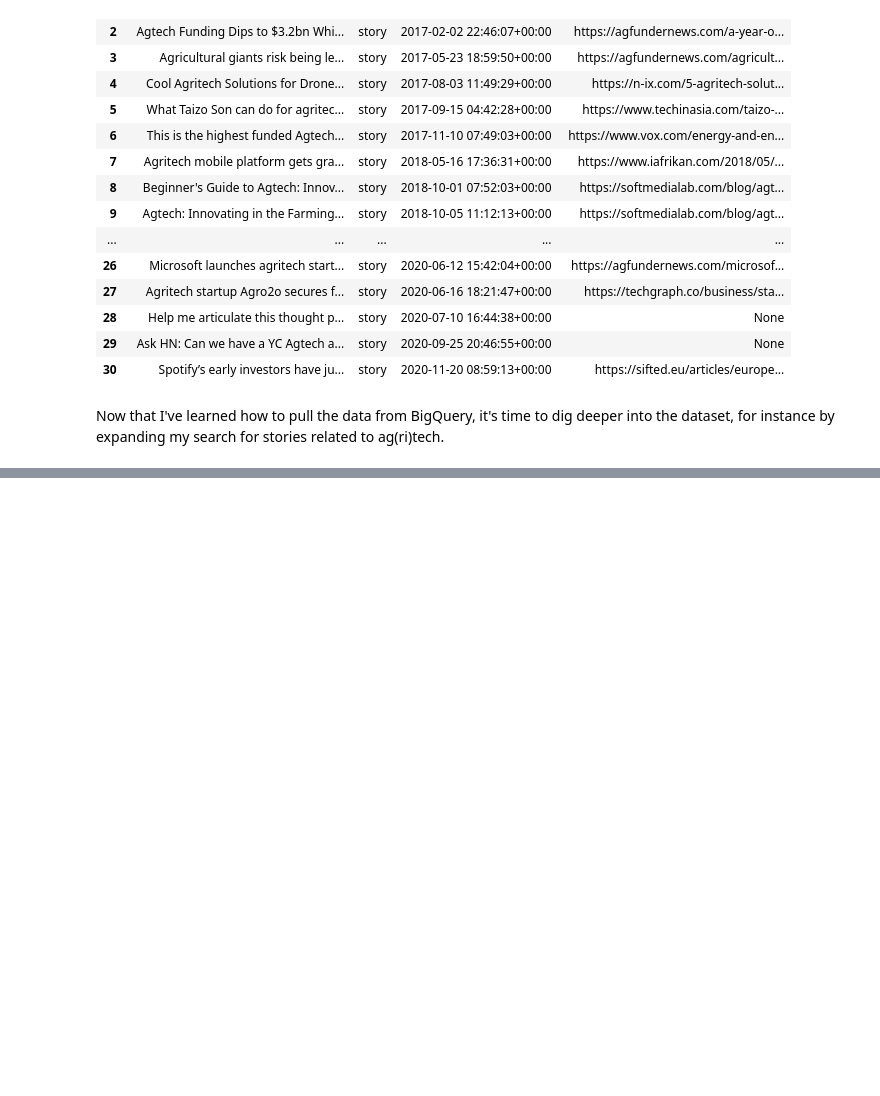
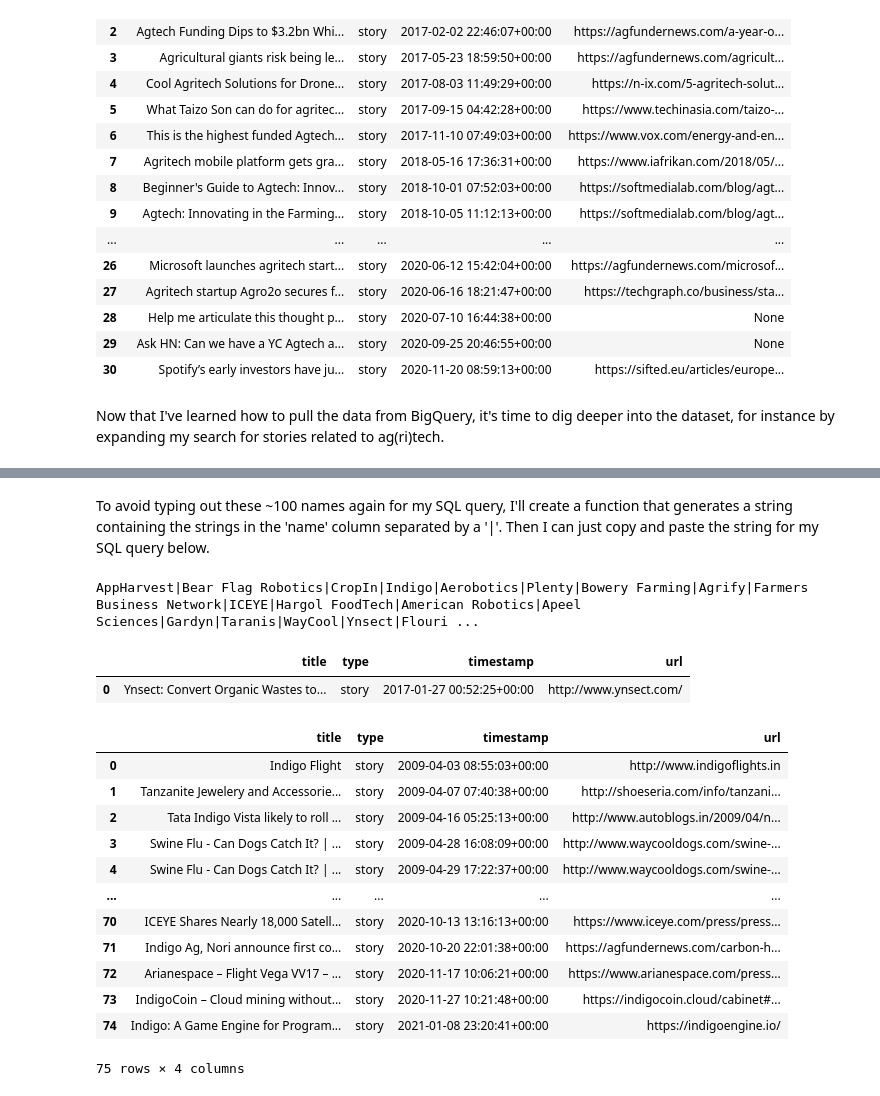
Before and after one commit to fangningtan/hackernews-agtech, a Jupyter notebook: bigquery_test.ipynb, the cells around one changed output, grey strips where cells are left out. Saved outputs shown, nothing was run; the diff lists cells and outputs as text; code cells hidden in the pictures; blank space fills up the shorter version.

```diff
--- a/bigquery_test.ipynb
+++ b/bigquery_test.ipynb
@@ -104,0 +119,52 @@ Now that I've learned how to pull the data from BigQuery, it's time to dig deepe
+# %% [markdown]
+To avoid typing out these ~100 names again for my SQL query, I'll create a function that generates a string containing the strings in the 'name' column separated by a '|'. Then I can just copy and paste the string for my SQL query below.
+# %%
+out = '|'.join(startup_names["startup_name"])
+print(out)
+# %% [output]
+AppHarvest|Bear Flag Robotics|CropIn|Indigo|Aerobotics|Plenty|Bowery Farming|Agrify|Farmers Business Network|ICEYE|Hargol FoodTech|American Robotics|Apeel Sciences|Gardyn|Taranis|WayCool|Ynsect|Flouri ...
+# %%
+#this is another method using pandas to save query results to a df
+client = bigquery.Client()
+
+# Using WHERE reduces the amount of data scanned / quota used
+query = """
+SELECT title, type, timestamp, url
+FROM `bigquery-public-data.hacker_news.full`
+WHERE REGEXP_CONTAINS(title, r'Wefarm|Ynsect|Botham Greens|BIOMILQ|Plantix|Optimal Labs')
+ORDER BY timestamp
+"""
+
+startup_titles_df = client.query(query).to_dataframe()
+startup_titles_df
+# %% [output]
+|  | title | type | timestamp | url |
+| 0 | Ynsect: Convert Organic Wastes to... | story | 2017-01-27 00:52:25+00:00 | http://www.ynsect.com/ |
+# %%
+#this is another method using pandas to save query results to a df
+client = bigquery.Client()
+
+# Using WHERE reduces the amount of data scanned / quota used
+query = """
+SELECT title, type, timestamp, url
+FROM `bigquery-public-data.hacker_news.full`
+WHERE REGEXP_CONTAINS(title, r'AppHarvest|Bear Flag Robotics|CropIn|Indigo|Aerobotics|Bowery Farming|Agrify|Farmers Business Network|ICEYE|Hargol FoodTech|American Robotics|Apeel Sciences|Gardyn|Taranis|WayCool|Ynsect')
+ORDER BY timestamp
+"""
+
+startup_titles_df = client.query(query).to_dataframe()
+startup_titles_df
+# %% [output]
+|  | title | type | timestamp | url |
+| 0 | Indigo Flight | story | 2009-04-03 08:55:03+00:00 | http://www.indigoflights.in |
+| 1 | Tanzanite Jewelery and Accessorie... | story | 2009-04-07 07:40:38+00:00 | http://shoeseria.com/info/tanzani... |
+| 2 | Tata Indigo Vista likely to roll ... | story | 2009-04-16 05:25:13+00:00 | http://www.autoblogs.in/2009/04/n... |
+| 3 | Swine Flu - Can Dogs Catch It? | ... | story | 2009-04-28 16:08:09+00:00 | http://www.waycooldogs.com/swine-... |
+| 4 | Swine Flu - Can Dogs Catch It? | ... | story | 2009-04-29 17:22:37+00:00 | http://www.waycooldogs.com/swine-... |
+| ... | ... | ... | ... | ... |
+| 70 | ICEYE Shares Nearly 18,000 Satell... | story | 2020-10-13 13:16:13+00:00 | https://www.iceye.com/press/press... |
+| 71 | Indigo Ag, Nori announce first co... | story | 2020-10-20 22:01:38+00:00 | https://agfundernews.com/carbon-h... |
+| 72 | Arianespace – Flight Vega VV17 – ... | story | 2020-11-17 10:06:21+00:00 | https://www.arianespace.com/press... |
+| 73 | IndigoCoin – Cloud mining without... | story | 2020-11-27 10:21:48+00:00 | https://indigocoin.cloud/cabinet#... |
+| 74 | Indigo: A Game Engine for Program... | story | 2021-01-08 23:20:41+00:00 | https://indigoengine.io/ |
+75 rows × 4 columns
```
Also changed, not shown: parts of 22 cells of this notebook.
